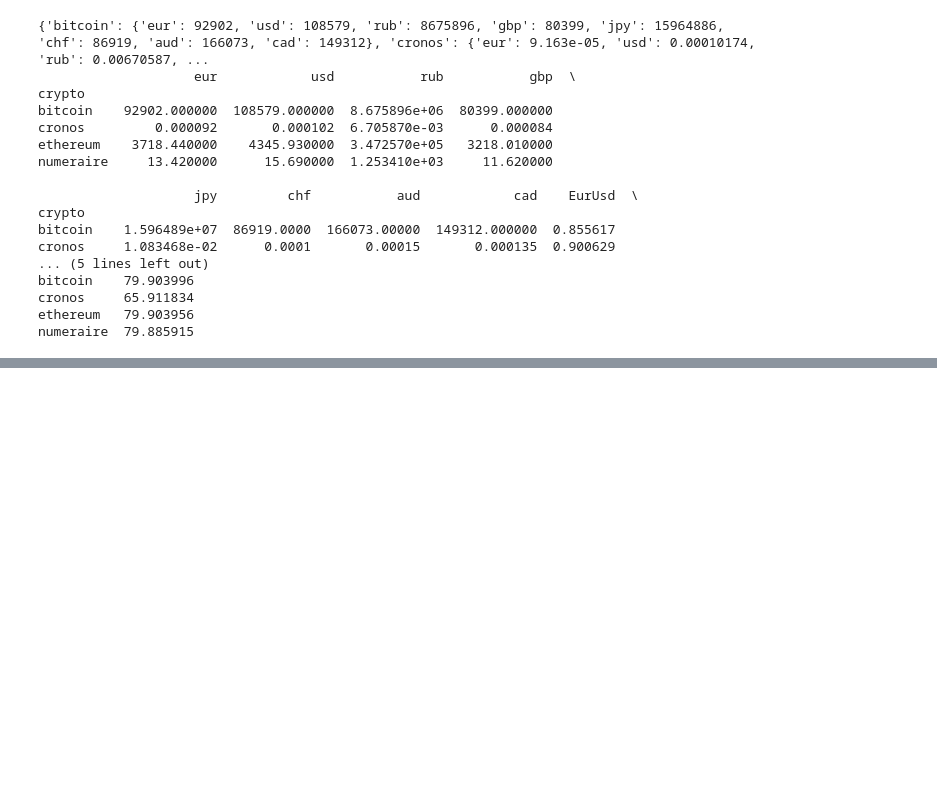
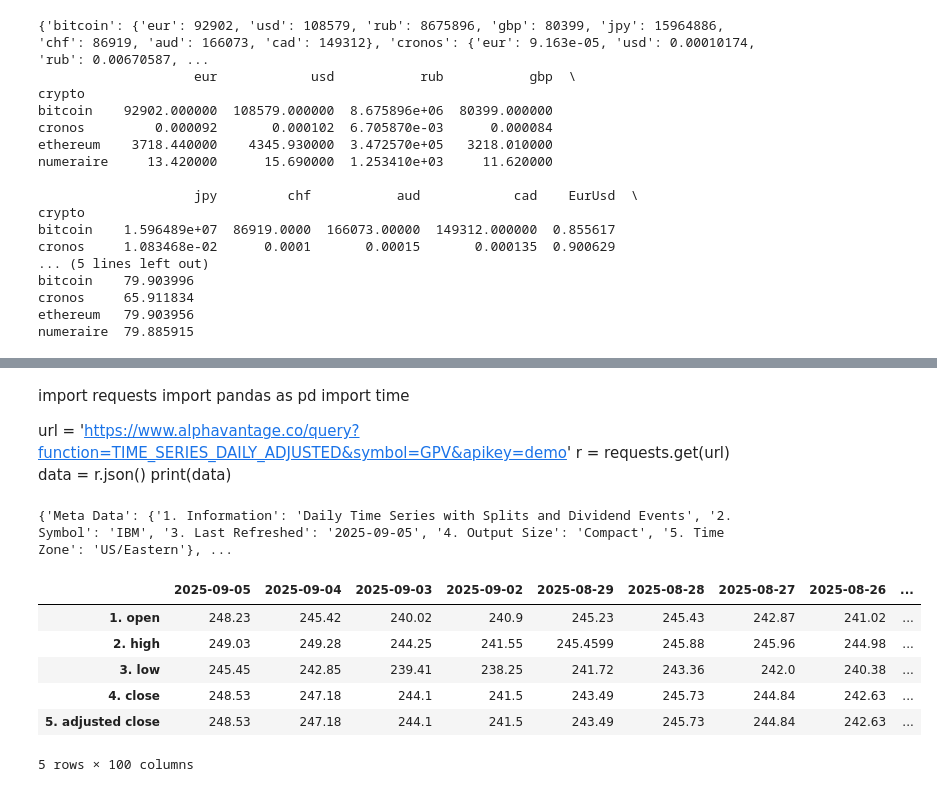
Before and after one commit to marashot96/Lections, a Jupyter notebook: AnalisysCMI/01_API/01_API.ipynb, the cells around one changed output, grey strips where cells are left out. Saved outputs shown, nothing was run; the diff lists cells and outputs as text; code cells hidden in the pictures; blank space fills up the shorter version.

```diff
--- a/AnalisysCMI/01_API/01_API.ipynb
+++ b/AnalisysCMI/01_API/01_API.ipynb
@@ -303,0 +263,9 @@ ValueError: No objects to concatenate
+# %% [markdown]
+import requests
+import pandas as pd
+import time
+
+url = 'https://www.alphavantage.co/query?function=TIME_SERIES_DAILY_ADJUSTED&symbol=GPV&apikey=demo'
+r = requests.get(url)
+data = r.json()
+print(data)
@@ -303,0 +323,23 @@ ValueError: No objects to concatenate
+# %%
+import requests
+
+# replace the "demo" apikey below with your own key from https://www.alphavantage.co/support/#api-key
+url = 'https://www.alphavantage.co/query?function=TIME_SERIES_DAILY_ADJUSTED&symbol=IBM&apikey=demo'
+r = requests.get(url)
+data = r.json()
+
+print(data)
+# %% [output]
+{'Meta Data': {'1. Information': 'Daily Time Series with Splits and Dividend Events', '2. Symbol': 'IBM', '3. Last Refreshed': '2025-09-05', '4. Output Size': 'Compact', '5. Time Zone': 'US/Eastern'}, ...
+# %%
+df = pd.DataFrame(data['Time Series (Daily)']).T
+# %%
+df.head
+# %% [output]
+|  | 2025-09-05 | 2025-09-04 | 2025-09-03 | 2025-09-02 | 2025-08-29 | 2025-08-28 | 2025-08-27 | 2025-08-26 | ... |
+| 1. open | 248.23 | 245.42 | 240.02 | 240.9 | 245.23 | 245.43 | 242.87 | 241.02 | ... |
+| 2. high | 249.03 | 249.28 | 244.25 | 241.55 | 245.4599 | 245.88 | 245.96 | 244.98 | ... |
+| 3. low | 245.45 | 242.85 | 239.41 | 238.25 | 241.72 | 243.36 | 242.0 | 240.38 | ... |
+| 4. close | 248.53 | 247.18 | 244.1 | 241.5 | 243.49 | 245.73 | 244.84 | 242.63 | ... |
+| 5. adjusted close | 248.53 | 247.18 | 244.1 | 241.5 | 243.49 | 245.73 | 244.84 | 242.63 | ... |
+5 rows × 100 columns
```
Also changed, not shown: parts of 8 cells of this notebook.
